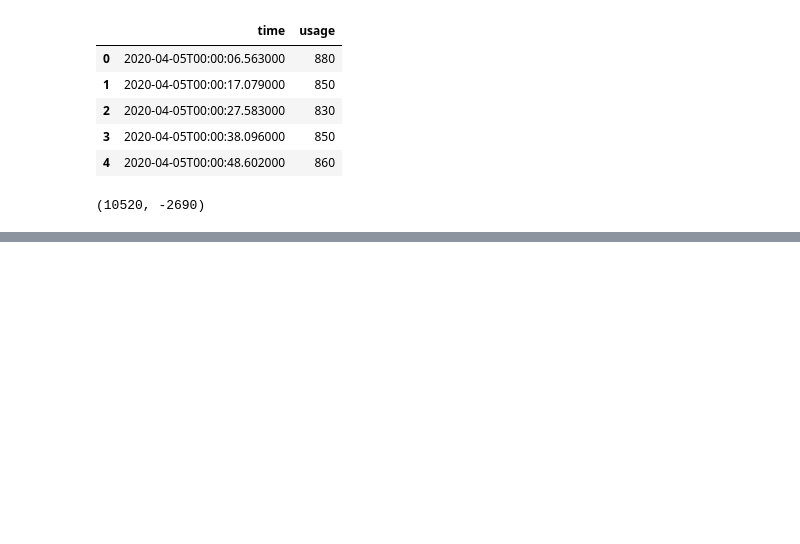
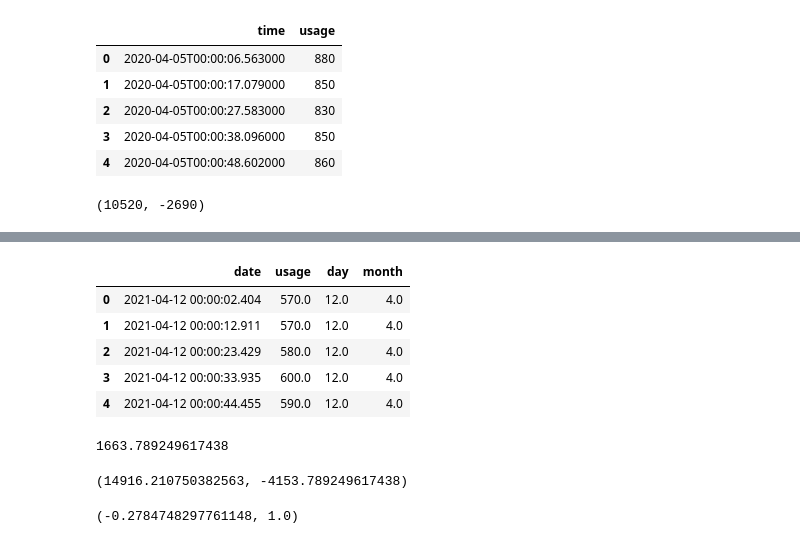
Before and after one commit to rutgerluinge/NeuralNetworksProject, a Jupyter notebook: DataProcessing/DataPreprocessing.ipynb, the cells around one changed output, grey strips where cells are left out. Drawn from its saved outputs; the diff is of its cells as text; code cells hidden in the pictures; blank space fills up the shorter version.

```diff
--- a/DataProcessing/DataPreprocessing.ipynb
+++ b/DataProcessing/DataPreprocessing.ipynb
@@ -66,3 +66,28 @@ df_normalized.head()
 # save normalized
 
 ds_rev.to_csv('../datasets/processed/usage_normalized_' + str(max_mult) + '.csv', index=False)
+# %%
+df = pd.read_csv('../datasets/processed/filled_gabs.csv')
+df.head()
+# %% [output]
+|  | date | usage | day | month |
+| 0 | 2021-04-12 00:00:02.404 | 570.0 | 12.0 | 4.0 |
+| 1 | 2021-04-12 00:00:12.911 | 570.0 | 12.0 | 4.0 |
+| 2 | 2021-04-12 00:00:23.429 | 580.0 | 12.0 | 4.0 |
+| 3 | 2021-04-12 00:00:33.935 | 600.0 | 12.0 | 4.0 |
+| 4 | 2021-04-12 00:00:44.455 | 590.0 | 12.0 | 4.0 |
+# %%
+df_centered = df.copy()
+df['usage'].mean()
+# %% [output]
+1663.789249617438
+# %%
+df_centered['usage'] = df['usage'] - df['usage'].mean()
+df_centered['usage'].max(), df_centered['usage'].min()
+# %% [output]
+(14916.210750382563, -4153.789249617438)
+# %%
+df_centered['usage'] = df_centered['usage']/(df_centered['usage'].max())
+df_centered['usage'].min(), df_centered['usage'].max()
+# %% [output]
+(-0.2784748297761148, 1.0)
```
Also changed, not shown: parts of 2 cells of this notebook, 4 other files.
